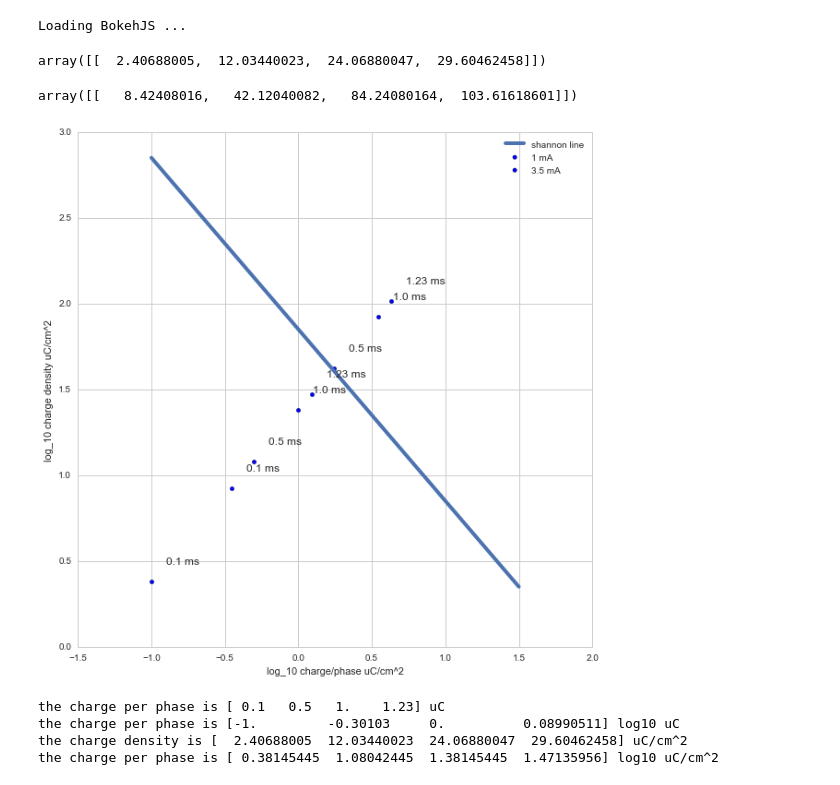
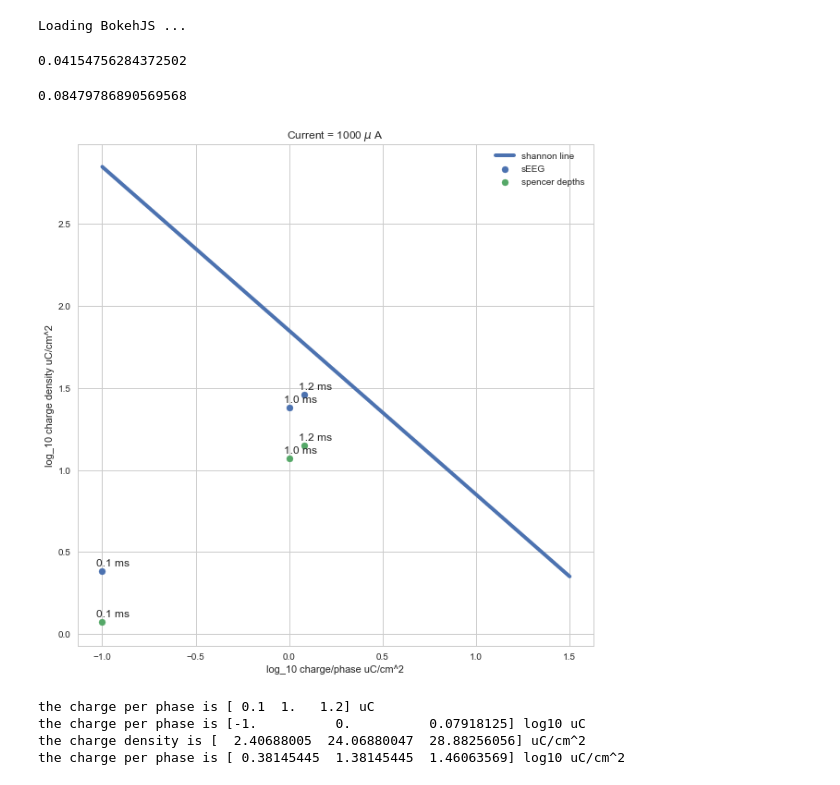
Before and after one commit to davidjuliancaldwell/ElectrodeDamageCalculations, a Jupyter notebook: ShannonPlot.ipynb, the cells around one changed output. Cells and saved outputs as stored; diff of their text form; code cells hidden in the pictures.

```diff
--- a/ShannonPlot.ipynb
+++ b/ShannonPlot.ipynb
@@ -16,11 +16,21 @@ from bokeh.layouts import row
 from bokeh.plotting import figure
 output_notebook()
 
+# change for depths
+# PMT depths -  0.8 mm diameter , 2 mm length
+# spencer depth 1.12 mm diameter, 2.41 mm length
+
 r = 0.23/2
 area = np.pi*(r**2)
 
+depth_r = 0.08/2
+depth_h = 0.2
+depth_area = 2*np.pi*depth_r*depth_h
+depth_area = area
+
+
 current = np.array([1000])
-pulse_width = np.array([1e-4, 5e-4, 1e-3,1.23e-3])
+pulse_width = np.array([1e-4, 1e-3,1.2e-3])
 
 meshed_grid_x, meshed_grid_y = np.meshgrid(pulse_width,current)
 
@@ -42,12 +52,16 @@ q = np.arange(-1, 1.51,0.1)
 d = (1.85-(q))
 
 charge_density
+depth_area
 # %% [output]
 Loading BokehJS ...
-array([[  2.40688005,  12.03440023,  24.06880047,  29.60462458]])
+0.04154756284372502
 # %%
-currentB = np.array([3500])
-pulse_widthB = np.array([1e-4, 5e-4, 1e-3,1.23e-3])
+currentB = np.array([1000])
+pulse_widthB = np.array([1e-4, 1e-3,1.2e-3])
+depth_r_b = 0.112/2
+depth_h_b = 0.241
+area_b = 2*np.pi*depth_r_b*depth_h_b
 
 meshed_grid_xB, meshed_grid_yB = np.meshgrid(pulse_widthB,currentB)
 
@@ -59,42 +73,44 @@ log_charge_per_phaseB = np.log10(charge_per_phaseB)
 
 # charge density
 
-charge_densityB = charge_per_phaseB/area
+charge_densityB = charge_per_phaseB/area_b
 
 log_charge_densityB = np.log10(charge_densityB)
 
 charge_per_phaseB
 #charge_per_phase
 charge_densityB
+area_b
 # %% [output]
-array([[   8.42408016,   42.12040082,   84.24080164,  103.61618601]])
+0.08479786890569568
 # %%
 flat_log_d = np.ndarray.flatten(log_charge_density)
 flat_log_c = np.ndarray.flatten(log_charge_per_phase)
 flat_log_dB = np.ndarray.flatten(log_charge_densityB)
 flat_log_cB = np.ndarray.flatten(log_charge_per_phaseB)
 
 
 
 fig = plt.figure(figsize=(10,10))
 ax = fig.add_subplot(111)
 
-ax.scatter(flat_log_c,flat_log_d,label='1 mA')
+ax.scatter(flat_log_c,flat_log_d,label='sEEG')
 for i, txt in enumerate(pulse_width):
-   ax.annotate(str(1e3*txt ) + ' ms', (flat_log_c[i]+.1,flat_log_d[i]+.1))
+   ax.annotate(str(1e3*txt ) + ' ms', (flat_log_c[i]-.03,flat_log_d[i]+.03))
 
-ax.scatter(flat_log_cB,flat_log_dB,label = '3.5 mA')
+ax.scatter(flat_log_cB,flat_log_dB,label = 'spencer depths')
 for i, txt in enumerate(pulse_width):
-    ax.annotate(str(1e3*txt ) + ' ms', (flat_log_cB[i]+.1,flat_log_dB[i]+.1))
+    ax.annotate(str(1e3*txt ) + ' ms', (flat_log_cB[i]-.03,flat_log_dB[i]+.03))
 
 
 plt.plot(q,d,linewidth=4,label='shannon line')
 plt.ylabel('log_10 charge density uC/cm^2')
 plt.xlabel('log_10 charge/phase uC/cm^2')
+plt.title(r'Current = {} $\mu$ A'.format(current[0]))
 plt.legend()
 plt.show()
 # %% [output]
-[figure, old version]
+[figure, new version]
 # %%
 
 charge_per_phase= pulse_widthB*current
@@ -115,7 +131,7 @@ print('the charge density is {} uC/cm^2'.format(charge_density))
 
 print ('the charge per phase is {} log10 uC/cm^2'.format(np.log10(charge_density)))
 # %% [output]
-the charge per phase is [ 0.1   0.5   1.    1.23] uC
-the charge per phase is [-1.         -0.30103     0.          0.08990511] log10 uC
-the charge density is [  2.40688005  12.03440023  24.06880047  29.60462458] uC/cm^2
-the charge per phase is [ 0.38145445  1.08042445  1.38145445  1.47135956] log10 uC/cm^2
+the charge per phase is [ 0.1  1.   1.2] uC
+the charge per phase is [-1.          0.          0.07918125] log10 uC
+the charge density is [  2.40688005  24.06880047  28.88256056] uC/cm^2
+the charge per phase is [ 0.38145445  1.38145445  1.46063569] log10 uC/cm^2
```
Also changed, not shown: 1 other file.
